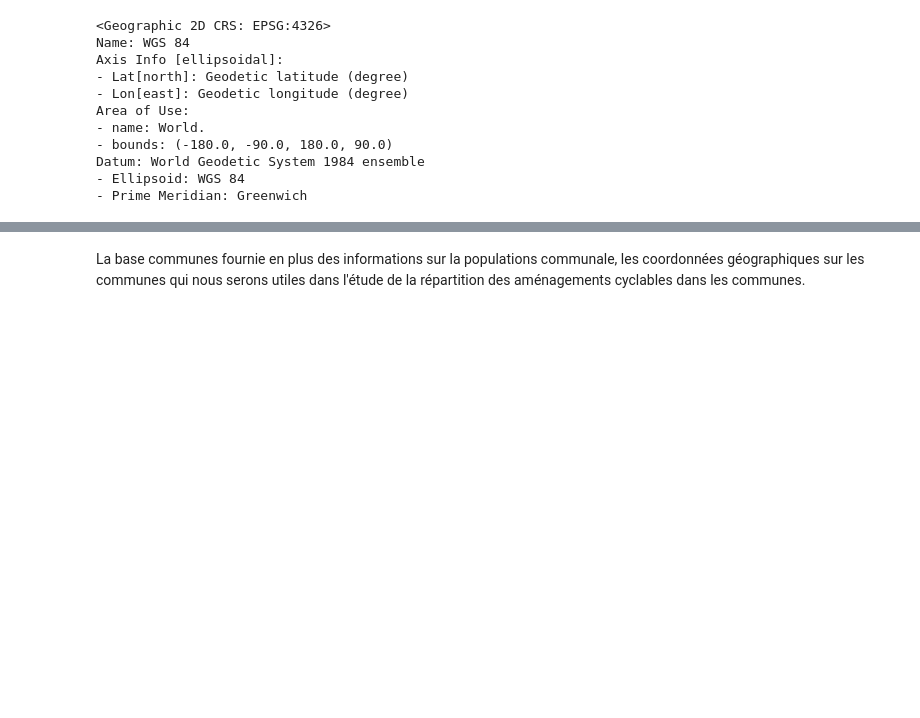
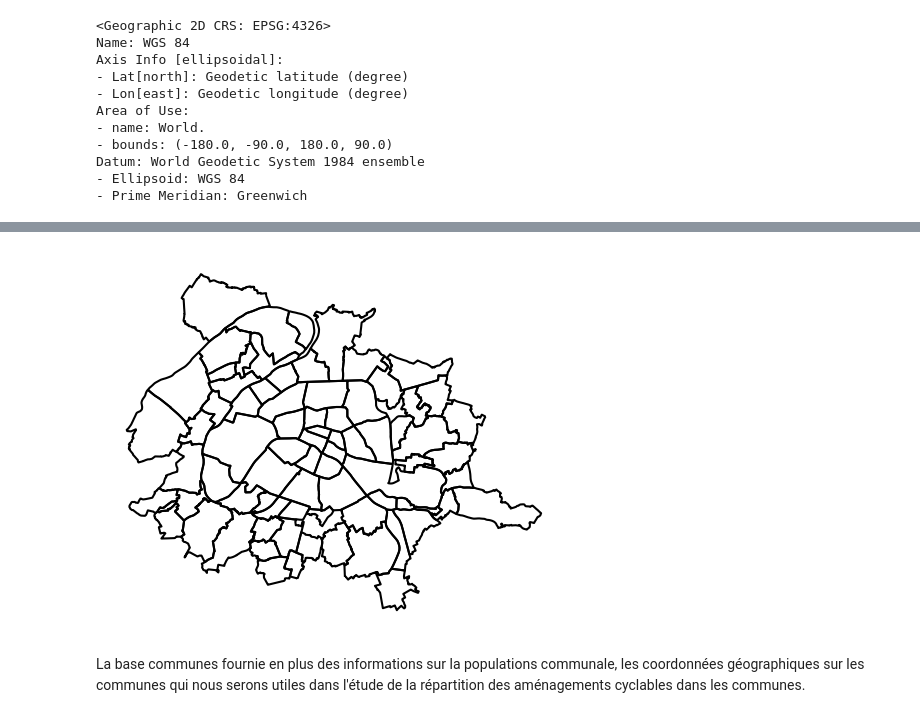
Before and after one commit to christellenguenang/Projet_Catherine_Christelle, a Jupyter notebook: Creation_base.ipynb, the cells around one changed output, grey strips where cells are left out. Saved outputs shown, nothing was run; the diff lists cells and outputs as text; code cells hidden in the pictures; blank space fills up the shorter version.

```diff
--- a/Creation_base.ipynb
+++ b/Creation_base.ipynb
@@ -281,3 +287,16 @@ communes.sample(10)
+# %%
+com = communes[((communes['INSEE_DEP'].isin(["75", "92"])) &
+                (~communes['INSEE_COG'].isin(['92002', '92019', '92060', '92047', '92076','92033']))
+                | (communes['INSEE_COG'].isin(['95018', '94081', '94041', '94037', '94076', '94002',
+                                               '94046', '94016', '94080', '94200', '94016', '94041', '94069',
+                                               '94042', '94052', '94022', '94100', '94017', '93006', '93055',
+                                               '93001', '93070', '93066', '93048', '94033', '93063', '93053',
+                                               '93063', '93008', '93064', '94018'])))]
+# %%
+ax = com.boundary.plot(edgecolor = "k")
+ax.set_axis_off()
+# %% [output]
+[figure, added]
 # %% [markdown]
 La base communes fournie en plus des informations sur la populations communale, les coordonnées géographiques sur les communes qui nous serons utiles dans l'étude de la répartition des aménagements cyclables dans les communes.
 # %%
```
Also changed, not shown: parts of 33 cells of this notebook, 3 other files.
